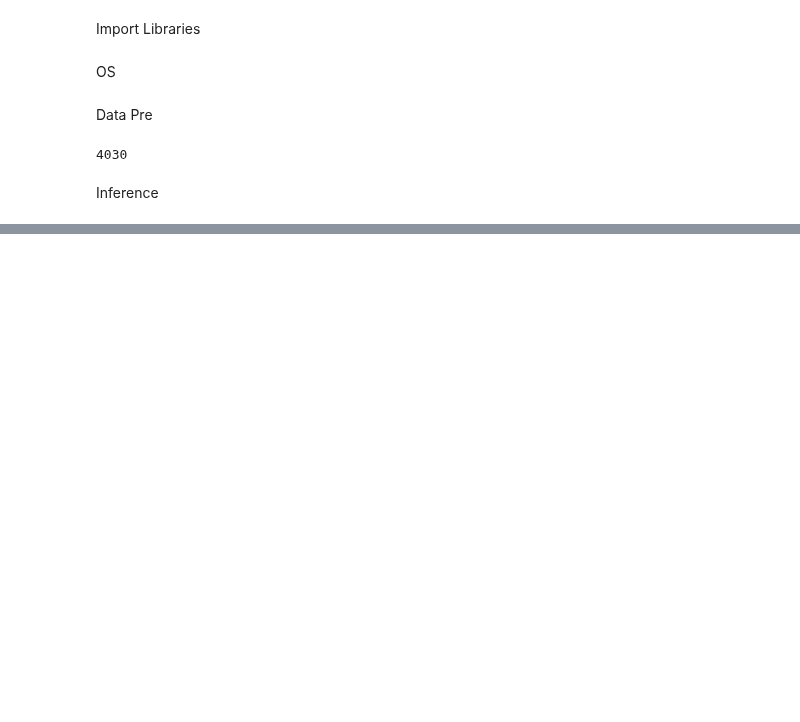
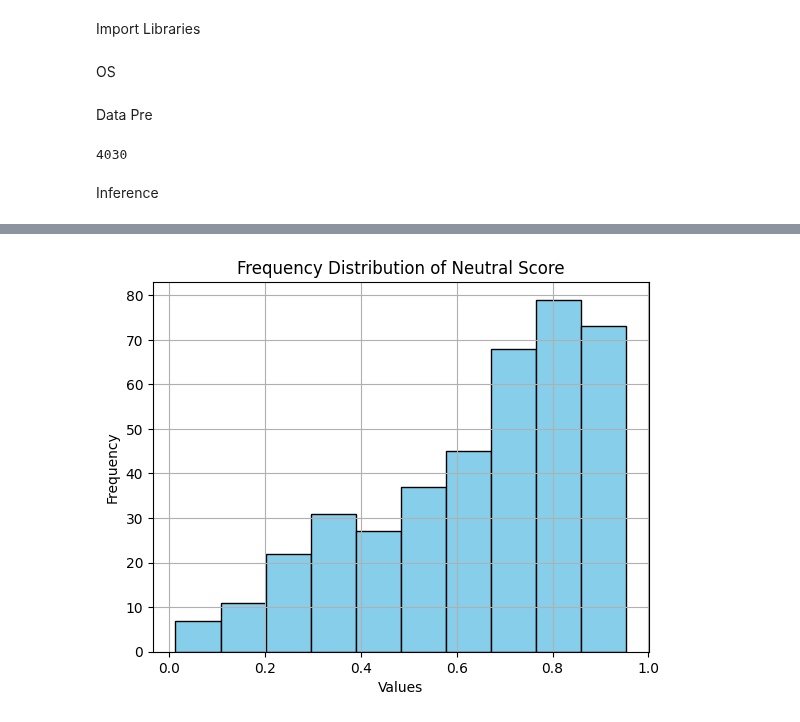
Before and after one commit to mpham8/kestelman-research, a Jupyter notebook: sentiment_analysis.ipynb, the cells around one changed output, grey strips where cells are left out. Saved outputs shown, nothing was run; the diff lists cells and outputs as text; code cells hidden in the pictures; blank space fills up the shorter version.

```diff
--- a/sentiment_analysis.ipynb
+++ b/sentiment_analysis.ipynb
@@ -71,0 +95,9 @@ array([0.93397576, 0.05625462, 0.00976964], dtype=float32)
+# %%
+plt.hist(neut_scores, bins=10, color='skyblue', edgecolor='black')
+plt.xlabel('Values')
+plt.ylabel('Frequency')
+plt.title('Frequency Distribution of Neutral Score')
+plt.grid(True)
+plt.show()
+# %% [output]
+[figure, added]
```
Also changed, not shown: parts of 8 cells of this notebook.
